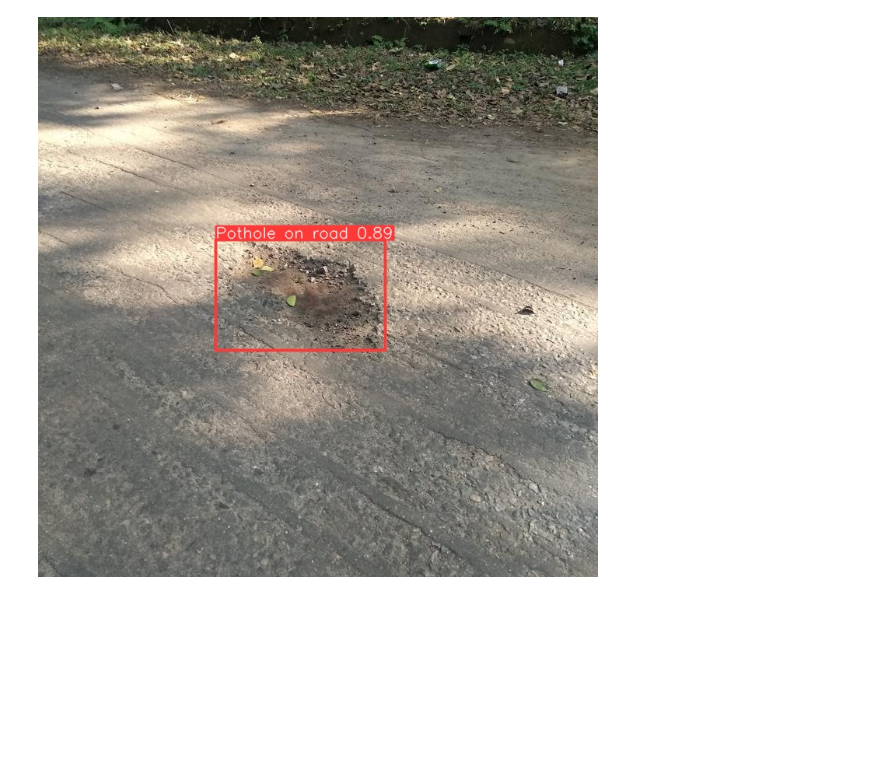
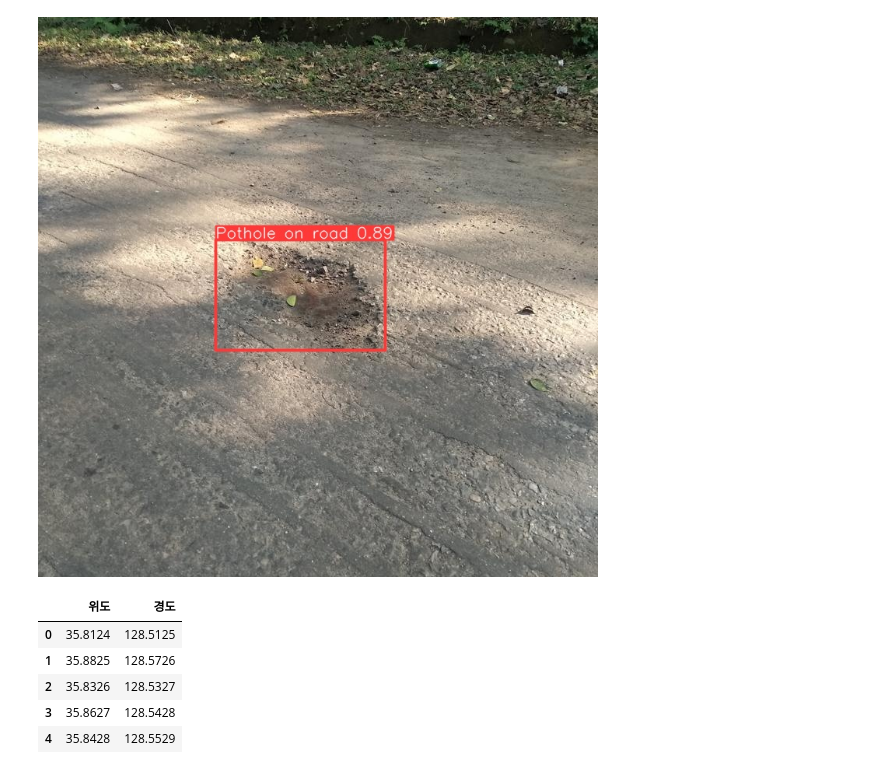
Before and after one commit to qud0511/KDT_CompanyT3Q_Project, a Jupyter notebook: our_streamlit/streamlit_v7/s.ipynb, the cells around one changed output. Cells and saved outputs as stored; diff of their text form; code cells hidden in the pictures; blank space fills up the shorter version.

```diff
--- a/our_streamlit/streamlit_v7/s.ipynb
+++ b/our_streamlit/streamlit_v7/s.ipynb
@@ -44,3 +48,13 @@ os.listdir('./result/')[0]
 Image.open(f"./result/{os.listdir('./result/')[0]}")
 # %% [output]
 [figure]
+# %%
+gps_all = pd.read_csv('gps_all.csv')
+gps_all.head()
+# %% [output]
+|  | 위도 | 경도 |
+| 0 | 35.8124 | 128.5125 |
+| 1 | 35.8825 | 128.5726 |
+| 2 | 35.8326 | 128.5327 |
+| 3 | 35.8627 | 128.5428 |
+| 4 | 35.8428 | 128.5529 |
```
Also changed, not shown: parts of 9 cells of this notebook, 1 other file.
